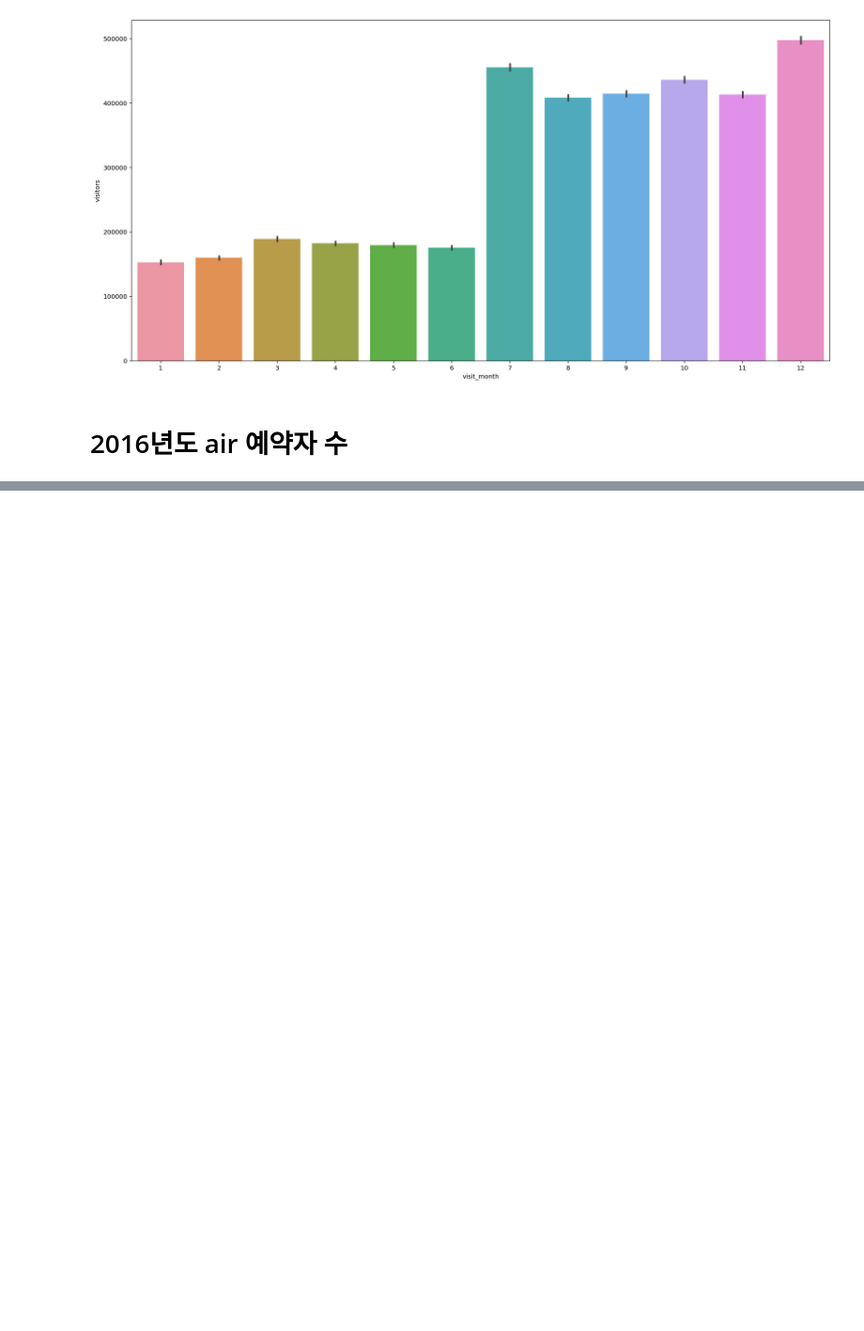
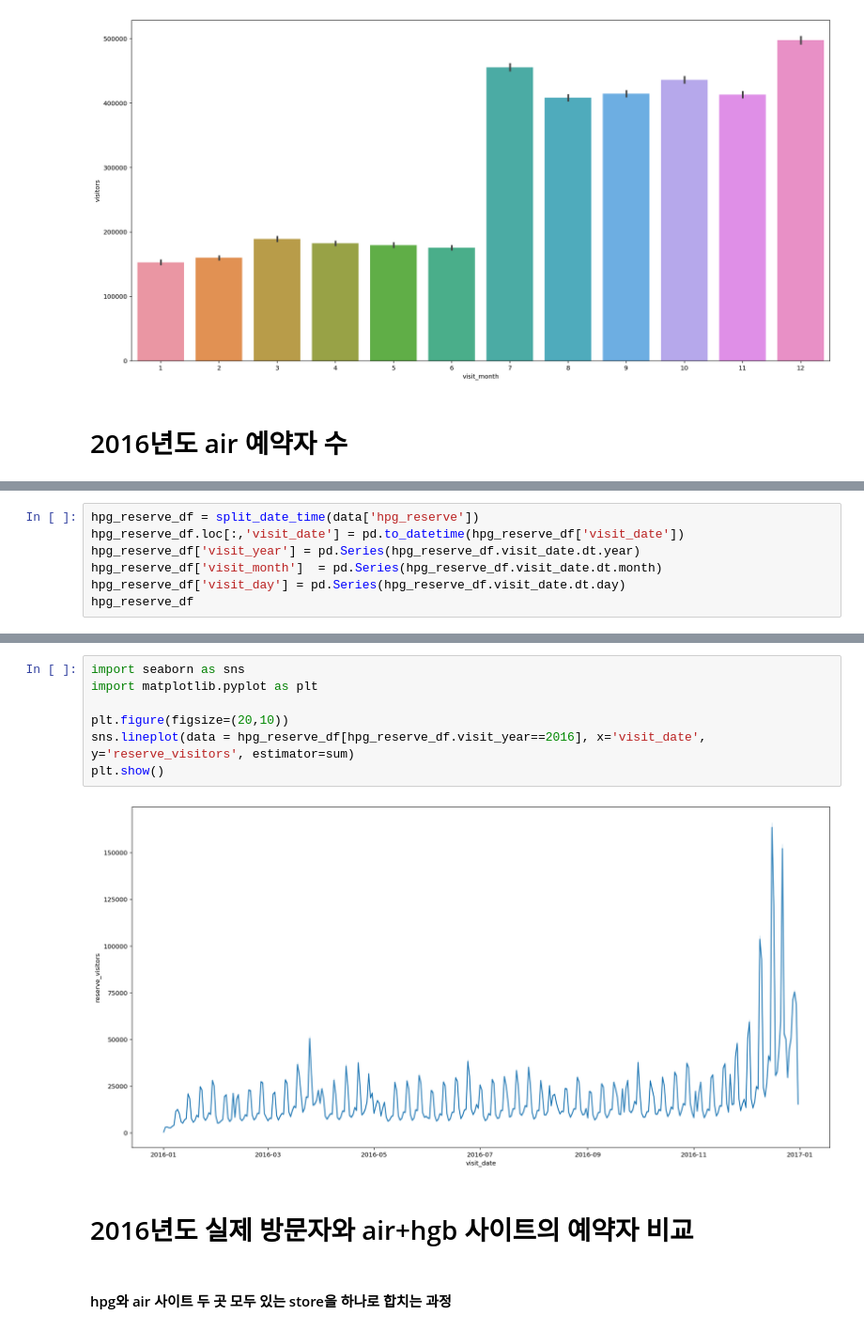
Before and after one commit to dlgur1994/Hackerthon1_Aiffel, a Jupyter notebook: Hyelim/Hackerthon1_visualization.ipynb, the cells around one changed output, grey strips where cells are left out. Shown at 94% size. Cells and saved outputs as stored; diff of their text form; blank space fills up the shorter version.

```diff
--- a/Hyelim/Hackerthon1_visualization.ipynb
+++ b/Hyelim/Hackerthon1_visualization.ipynb
@@ -134,0 +169,7 @@ sorted(m)
+# %%
+hpg_reserve_df = split_date_time(data['hpg_reserve'])
+hpg_reserve_df.loc[:,'visit_date'] = pd.to_datetime(hpg_reserve_df['visit_date'])
+hpg_reserve_df['visit_year'] = pd.Series(hpg_reserve_df.visit_date.dt.year)
+hpg_reserve_df['visit_month']  = pd.Series(hpg_reserve_df.visit_date.dt.month)
+hpg_reserve_df['visit_day'] = pd.Series(hpg_reserve_df.visit_date.dt.day)
+hpg_reserve_df
@@ -134,0 +190,13 @@ sorted(m)
+# %%
+import seaborn as sns
+import matplotlib.pyplot as plt
+
+plt.figure(figsize=(20,10))
+sns.lineplot(data = hpg_reserve_df[hpg_reserve_df.visit_year==2016], x='visit_date', y='reserve_visitors', estimator=sum)
+plt.show()
+# %% [output]
+[figure, added]
+# %% [markdown]
+# 2016년도 실제 방문자와 air+hgb 사이트의 예약자 비교
+# %% [markdown]
+#### hpg와 air 사이트 두 곳 모두 있는 store을 하나로 합치는 과정
```
Also changed, not shown: parts of 19 cells of this notebook.
